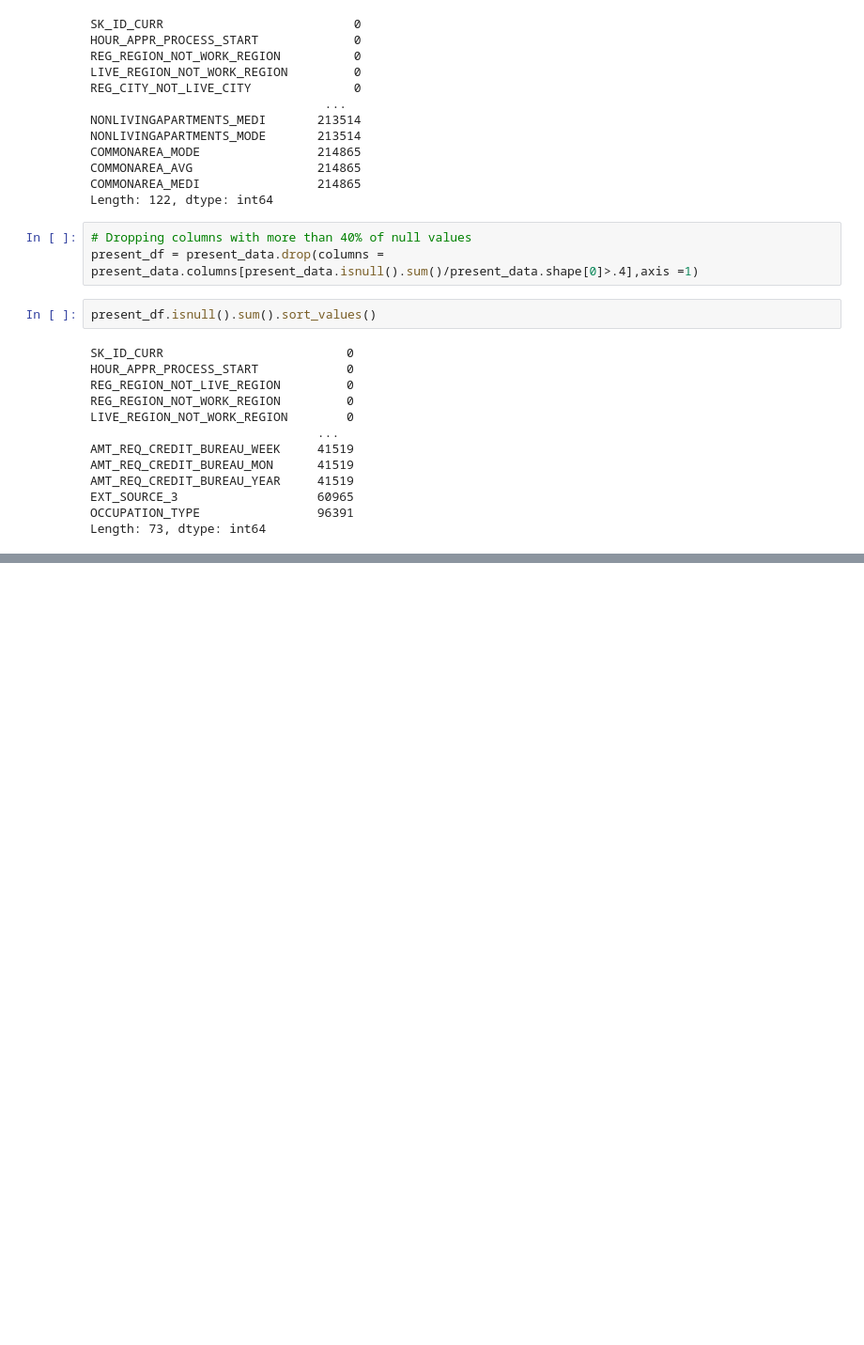
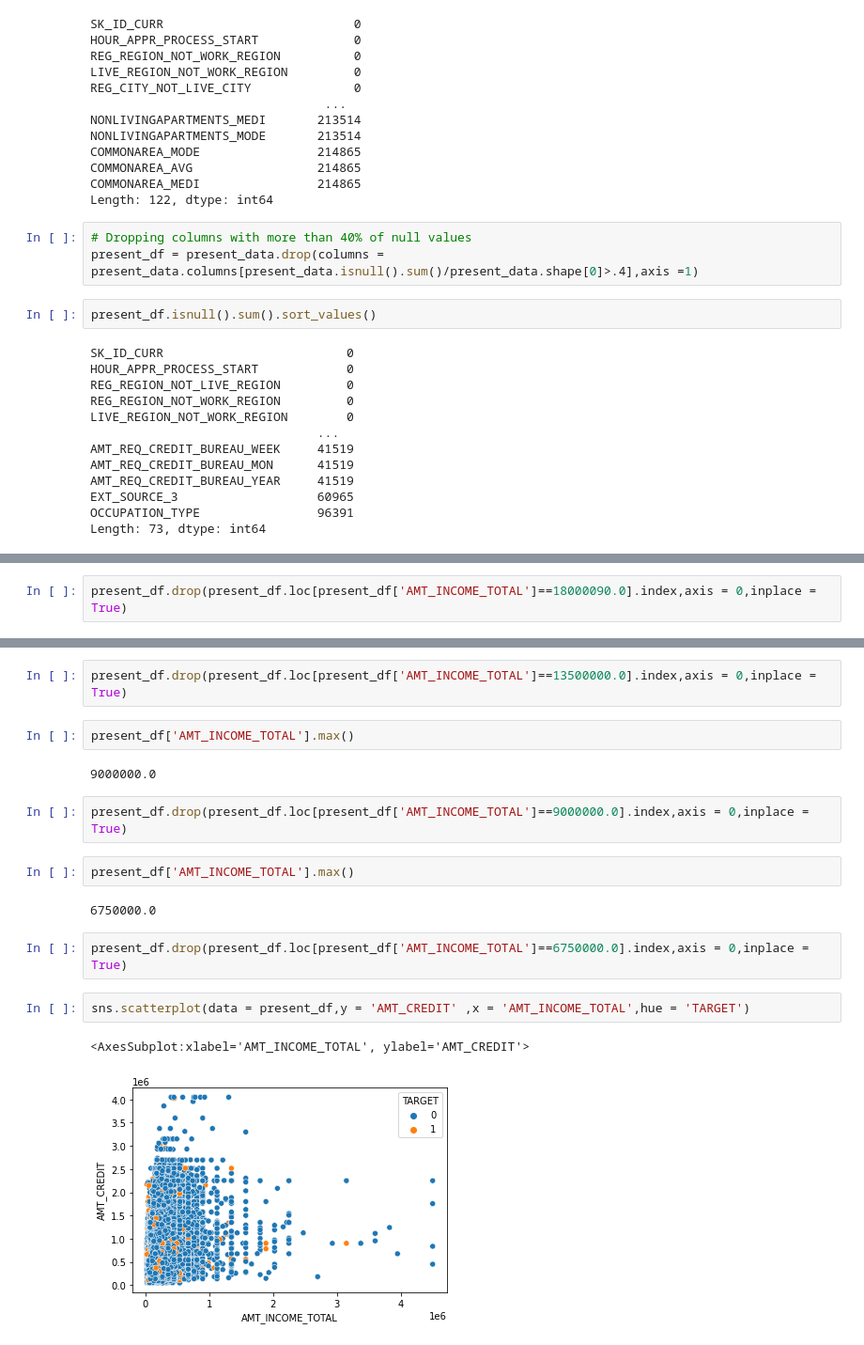
Before and after one commit to utkarsshhh/fraud-detection, a Jupyter notebook: detection-model.ipynb, the cells around one changed output, grey strips where cells are left out. Shown at 94% size. Saved outputs shown, nothing was run; the diff lists cells and outputs as text; blank space fills up the shorter version.

```diff
--- a/detection-model.ipynb
+++ b/detection-model.ipynb
@@ -111,0 +189,2 @@ sns.boxplot(data = present_data,x = "AMT_GOODS_PRICE")
+# %%
+present_df.drop(present_df.loc[present_df['AMT_INCOME_TOTAL']==18000090.0].index,axis = 0,inplace = True)
@@ -111,0 +195,19 @@ sns.boxplot(data = present_data,x = "AMT_GOODS_PRICE")
+# %%
+present_df.drop(present_df.loc[present_df['AMT_INCOME_TOTAL']==13500000.0].index,axis = 0,inplace = True)
+# %%
+present_df['AMT_INCOME_TOTAL'].max()
+# %% [output]
+9000000.0
+# %%
+present_df.drop(present_df.loc[present_df['AMT_INCOME_TOTAL']==9000000.0].index,axis = 0,inplace = True)
+# %%
+present_df['AMT_INCOME_TOTAL'].max()
+# %% [output]
+6750000.0
+# %%
+present_df.drop(present_df.loc[present_df['AMT_INCOME_TOTAL']==6750000.0].index,axis = 0,inplace = True)
+# %%
+sns.scatterplot(data = present_df,y = 'AMT_CREDIT' ,x = 'AMT_INCOME_TOTAL',hue = 'TARGET')
+# %% [output]
+<AxesSubplot:xlabel='AMT_INCOME_TOTAL', ylabel='AMT_CREDIT'>
+[figure, added]
```
Also changed, not shown: parts of 18 cells of this notebook.
